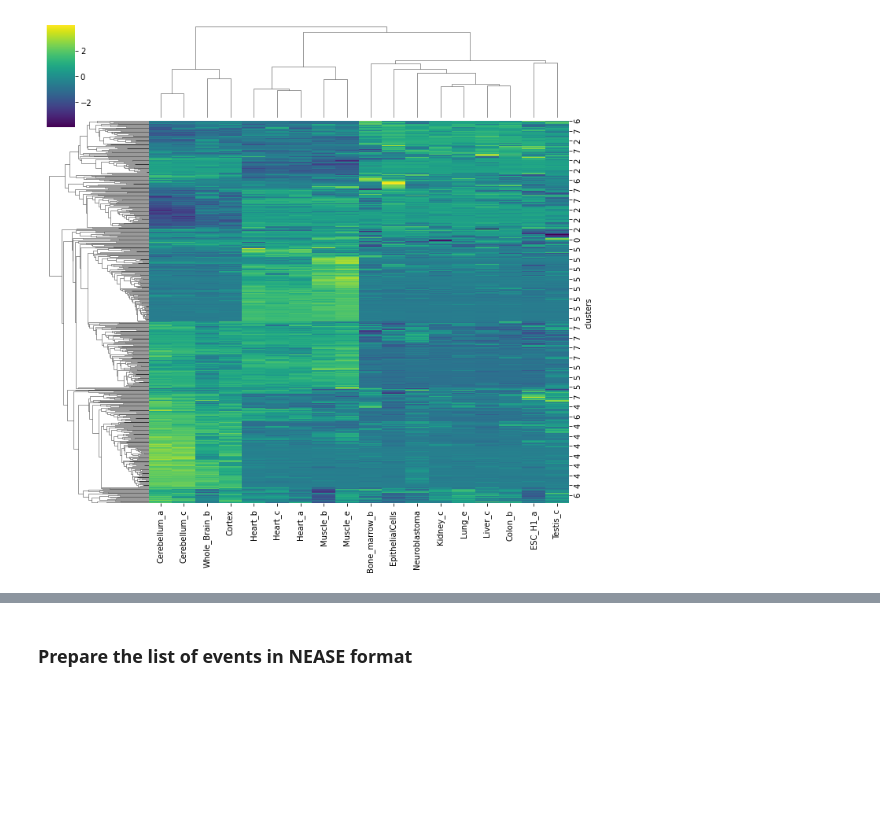
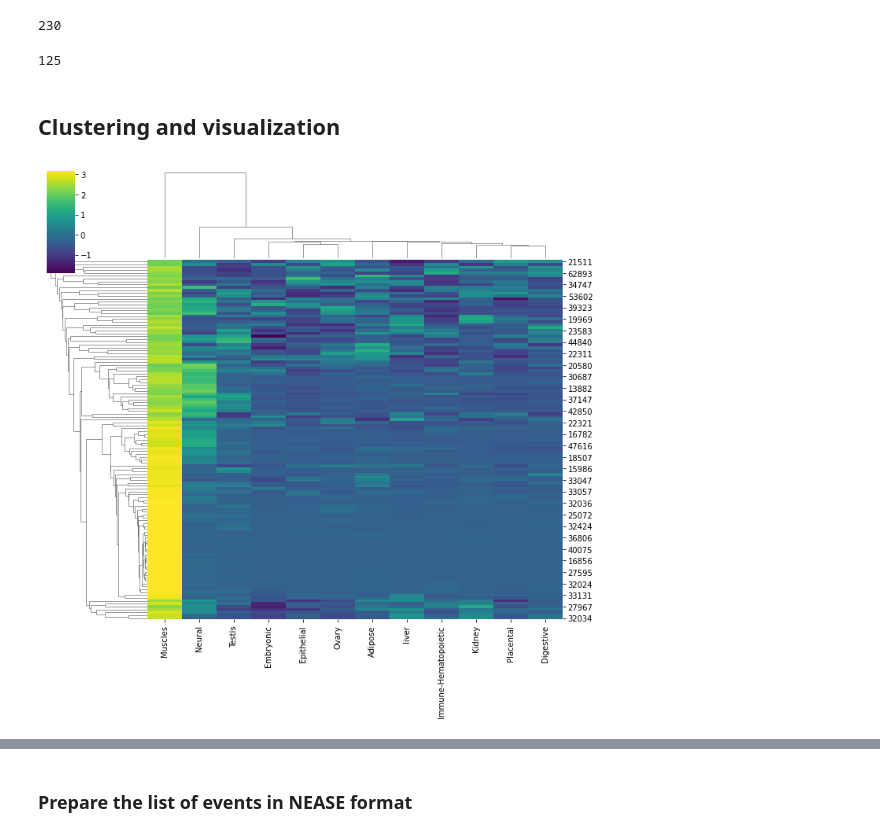
Before and after one commit to louadi/NEASE-tutorials, a Jupyter notebook: VastDB-analysis.ipynb, the cells around one changed output, grey strips where cells are left out. Saved outputs shown, nothing was run; the diff lists cells and outputs as text; code cells hidden in the pictures; blank space fills up the shorter version.

```diff
--- a/VastDB-analysis.ipynb
+++ b/VastDB-analysis.ipynb
@@ -54,8 +137,6 @@ len(psi)
 # %%
-# visualization of the data
-# for better visualization only events with some variance are shown psi['std']>20
-psi['std']=psi[tissues].std(axis = 1, skipna = True)
-psi_var=psi[psi['std']>20]
+psi_tissue['std']=psi_tissue[tissues].std(axis = 1, skipna = True)
+psi_tissue['mean']=psi_tissue[tissues].mean(axis = 1, skipna = True)
+psi_var=psi_tissue[psi_tissue['std']>20]
 g = sns.clustermap(psi_var[tissues],cmap="viridis",z_score=0)
-len(psi_var),len(psi)
 # %% [output]
@@ -92,0 +144,4 @@ cluster
+# %%
+tissue_interest='Muscles'
+psi_tissue['Zscore']=(psi_tissue[tissue_interest] - psi_tissue['mean'])/psi_tissue['std']
+psi_tissue
@@ -93,4 +162,17 @@ cluster
+# %%
+psi_filtred=psi_tissue[ psi_tissue['Zscore']>2]
+len(psi_filtred)
+# %% [output]
+230
+# %%
+psi_filtred=psi_filtred[  (psi_filtred['mean']>1) &   (psi_filtred['mean']<95) ]
+psi_filtred=psi_filtred[  psi_filtred[tissue_interest]>25 ]
+len(psi_filtred)
+# %% [output]
+125
+# %% [markdown]
+## Clustering and visualization
 # %%
-g = sns.clustermap(cluster[tissues],cmap="viridis",z_score=0)
+g = sns.clustermap(psi_filtred[tissues],cmap="viridis",z_score=0)
 # %% [output]
-[figure, old version]
+[figure, new version]
```
Also changed, not shown: parts of 31 cells of this notebook.
